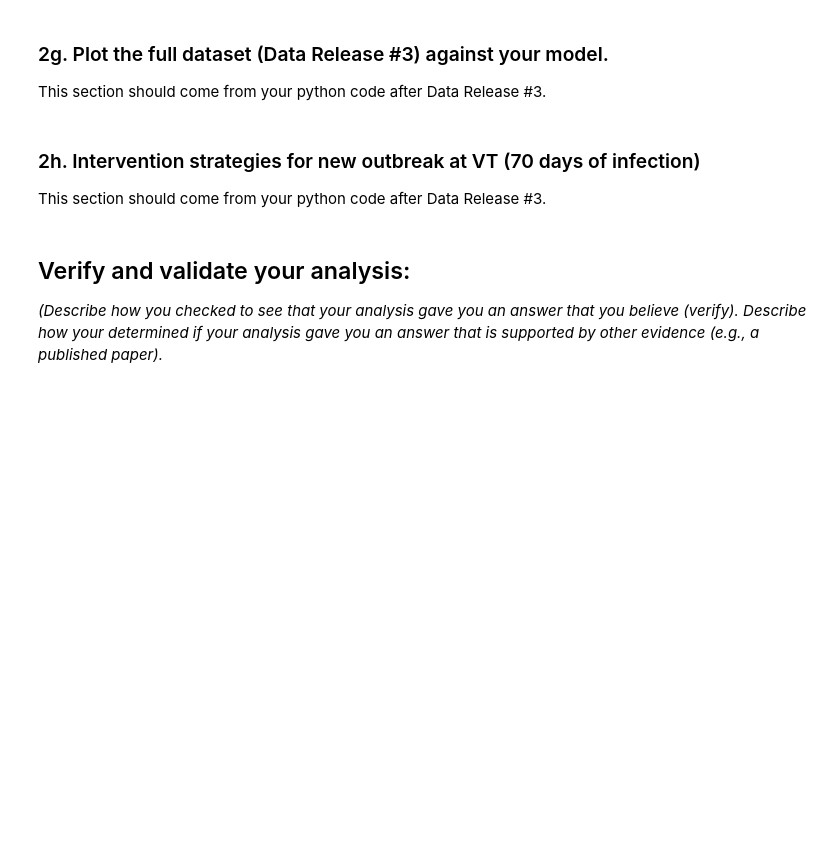
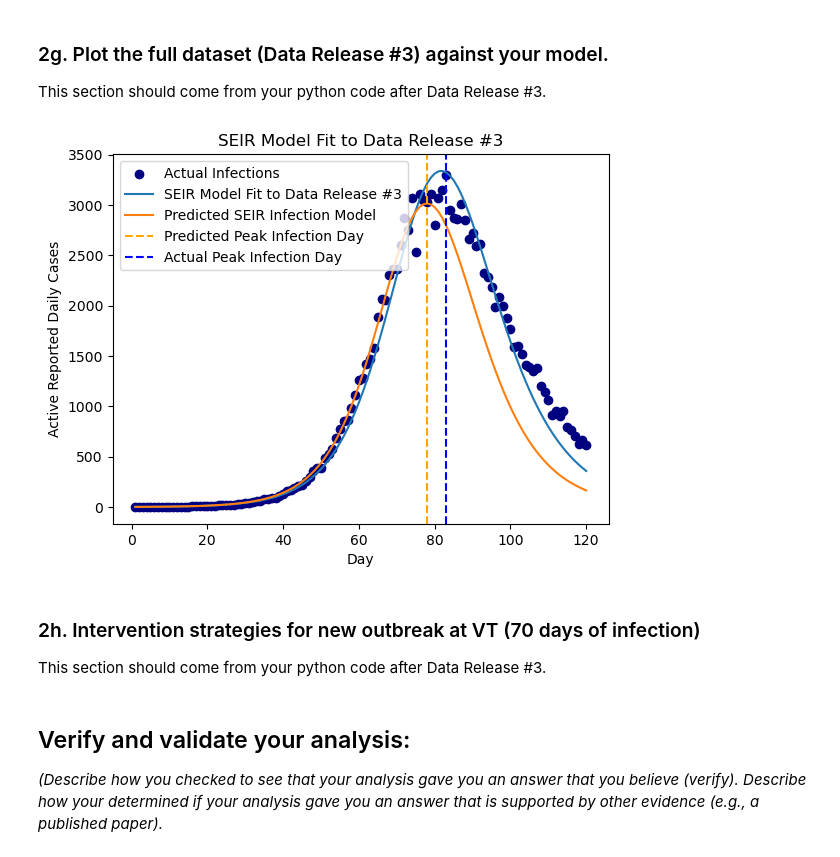
Before and after one commit to gracevl/Module-2-Epidemics-SIR-Modeling_lee_abed, a Jupyter notebook: Notebook examples/Template_student_final_notebook.ipynb, the cells around one changed output. Cells and saved outputs as stored; diff of their text form; code cells hidden in the pictures; blank space fills up the shorter version.

```diff
--- a/Notebook examples/Template_student_final_notebook.ipynb
+++ b/Notebook examples/Template_student_final_notebook.ipynb
@@ -94,19 +94,15 @@ I believe our R0 estimate to be pretty good but slightly off. It's clear that th
 ### 2c. Use Euler's method to solve the SEIR model.
 This section should come from your python code after Data Release #2.
 # %%
-import pandas as pd
-import matplotlib.pyplot as plt
-import numpy as np
-import matplotlib.pyplot as plt
+# Generative AI tools were used in assistance of writing some portions of code and identifying bugs when they occured
 
-# Generative AI tools were used in assistance of writing some portions of code and identifying bugs when they occured
-data = pd.read_csv('/Users/gracelee/Documents/computational BME/Module-2-Epidemics-SIR-Modeling_lee_abed/Data/mystery_virus_daily_active_counts_RELEASE#2.csv')
+data2 = pd.read_csv('/Users/gracelee/Documents/computational BME/Module-2-Epidemics-SIR-Modeling_lee_abed/Data/mystery_virus_daily_active_counts_RELEASE#2.csv')
 
 # Total population size
 N = 17900
 
 #Creating an array to hold the timepoints (days)
-timepoints = data["day"]
+timepoints = data2["day"]
 
 
 #Initial conditions for the SEIR model
@@ -138,7 +134,7 @@ def SEIR_model(beta, sigma, gamma, S0, E0, I0, R0, timepoints, N):
 ### 2d. Fit the SEIR model to the data by changing beta, gamma, and sigma.
 This section should come from your python code after Data Release #2.
 # %%
-def optimize(timepoints, N, S0, E0, I0, R0, data):
+def optimize(timepoints, N, S0, E0, I0, R0, data2):
     # Define the predicted ranges for beta, sigma, and gamma
     beta = np.arange(.2, 1.5, .01) #Wide range of values for beta to test, as the contagiousness is unknown
     sigma = np.arange(.4, .6, .005) #narrower range of sigma values, as we know the latent period is ~2 days, so sigma should be around 0.5 (1/2)
@@ -149,7 +145,7 @@ def optimize(timepoints, N, S0, E0, I0, R0, data):
     gamma_index = []
 
     SSE = []
-    infections = data["active reported daily cases"]
+    infections = data2["active reported daily cases"]
 
     for b in beta:
         for s in sigma:
@@ -173,7 +169,7 @@ def optimize(timepoints, N, S0, E0, I0, R0, data):
 
 
 
-best_beta, best_sigma, best_gamma, best_sse = optimize(timepoints, N, S0, E0, I0, R0, data)
+best_beta, best_sigma, best_gamma, best_sse = optimize(timepoints, N, S0, E0, I0, R0, data2)
 
 print(f"Best beta: ",  best_beta)
 print(f"Best sigma: ", best_sigma)
@@ -257,6 +255,25 @@ Error in day of peak case number (error in x): **6.024%**
 # %% [markdown]
 ### 2g. Plot the full dataset (Data Release #3) against your model.
 This section should come from your python code after Data Release #3.
+# %%
+data3 = pd.read_csv('/Users/gracelee/Documents/computational BME/Module-2-Epidemics-SIR-Modeling_lee_abed/Data/mystery_virus_daily_active_counts_RELEASE#3.csv')
+timepoints3 = data3["day"]
+
+plt.scatter(data3["day"], data3["active reported daily cases"], label="Actual Infections", color = 'navy')
+
+bestb, bests, bestg, bestsse = optimize(timepoints3, N, S0, E0, I0, R0, data3)
+predicted = SEIR_model(bestb, bests, bestg, S0, E0, I0, R0, timepoints3, N)
+plt.plot(timepoints3, predicted[2][1:len(timepoints3)+1], label="SEIR Model Fit to Data Release #3")
+plt.plot(future_timepoints, future_predicted[2][1:len(future_timepoints)+1], label="Predicted SEIR Infection Model")
+plt.axvline(x=peak_day, color='orange', linestyle='--', label='Predicted Peak Infection Day')
+plt.axvline(x=83, linestyle='--', label='Actual Peak Infection Day')
+plt.xlabel("Day")
+plt.ylabel("Active Reported Daily Cases")
+plt.title("SEIR Model Fit to Data Release #3")
+plt.legend()
+plt.show()
+# %% [output]
+[figure, added]
 # %% [markdown]
 ### 2h. Intervention strategies for new outbreak at VT (70 days of infection)
 This section should come from your python code after Data Release #3.
```
Also changed, not shown: parts of 6 cells of this notebook, 1 other file.
